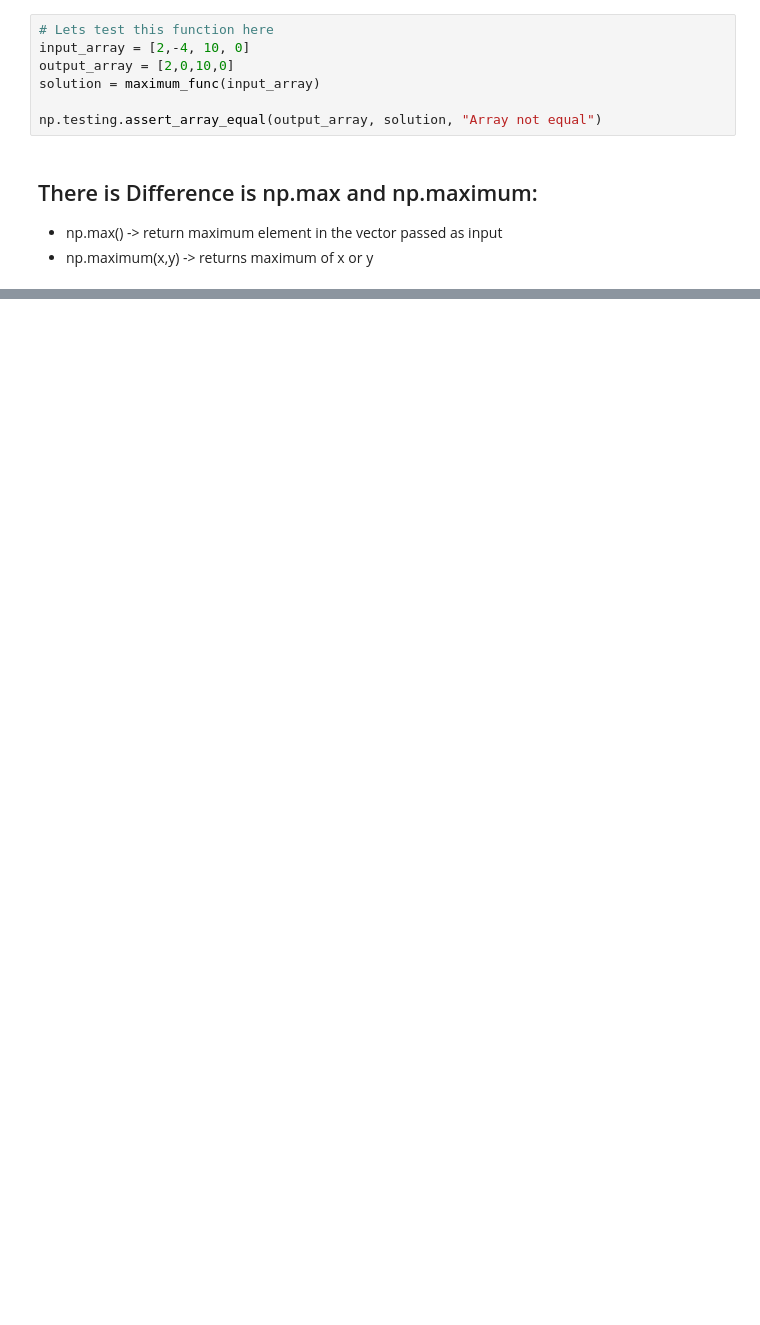
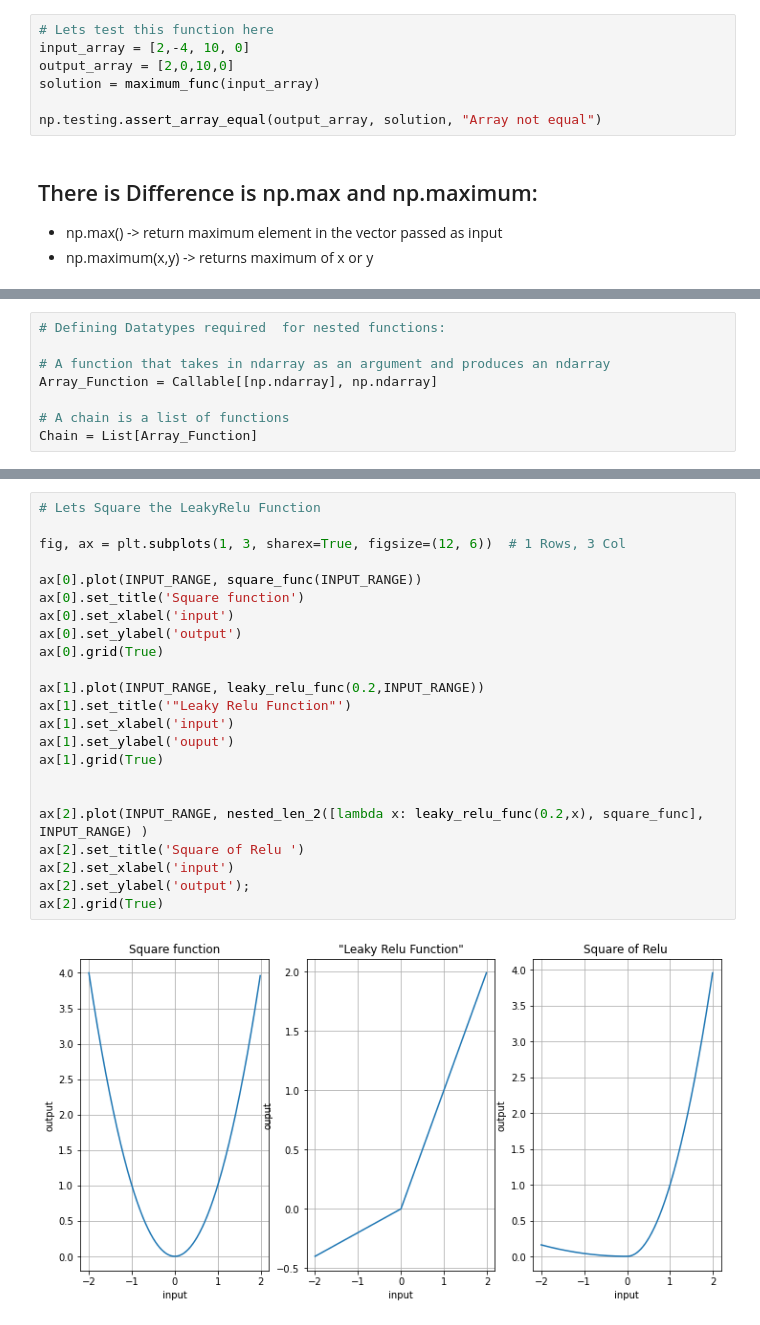
Before and after one commit to RogerFW/LearningAboutLearning, a Jupyter notebook: DeepLearning/DeepLearningFromScratch/CH-1 Foundations.ipynb, the cells around one changed output, grey strips where cells are left out. Cells and saved outputs as stored; diff of their text form; blank space fills up the shorter version.

Commit message:
[ADDED, DELETED] Added- Dertivative and nested & gitignore DELETED-checkpoints

```diff
--- a/DeepLearning/DeepLearningFromScratch/CH-1 Foundations.ipynb
+++ b/DeepLearning/DeepLearningFromScratch/CH-1 Foundations.ipynb
@@ -85,0 +126,8 @@ ax[2].set_ylabel('output');
+# %%
+# Defining Datatypes required  for nested functions:
+
+# A function that takes in ndarray as an argument and produces an ndarray
+Array_Function = Callable[[np.ndarray], np.ndarray]
+
+# A chain is a list of functions
+Chain = List[Array_Function]
@@ -85,0 +157,25 @@ ax[2].set_ylabel('output');
+# %%
+# Lets Square the LeakyRelu Function
+
+fig, ax = plt.subplots(1, 3, sharex=True, figsize=(12, 6))  # 1 Rows, 3 Col
+
+ax[0].plot(INPUT_RANGE, square_func(INPUT_RANGE))
+ax[0].set_title('Square function')
+ax[0].set_xlabel('input')
+ax[0].set_ylabel('output')
+ax[0].grid(True)
+
+ax[1].plot(INPUT_RANGE, leaky_relu_func(0.2,INPUT_RANGE))
+ax[1].set_title('"Leaky Relu Function"')
+ax[1].set_xlabel('input')
+ax[1].set_ylabel('ouput')
+ax[1].grid(True)
+
+
+ax[2].plot(INPUT_RANGE, nested_len_2([lambda x: leaky_relu_func(0.2,x), square_func], INPUT_RANGE) )
+ax[2].set_title('Square of Relu ')
+ax[2].set_xlabel('input')
+ax[2].set_ylabel('output');
+ax[2].grid(True)
+# %% [output]
+[figure, added]
```
Also changed, not shown: parts of 12 cells of this notebook, 2 other files.
